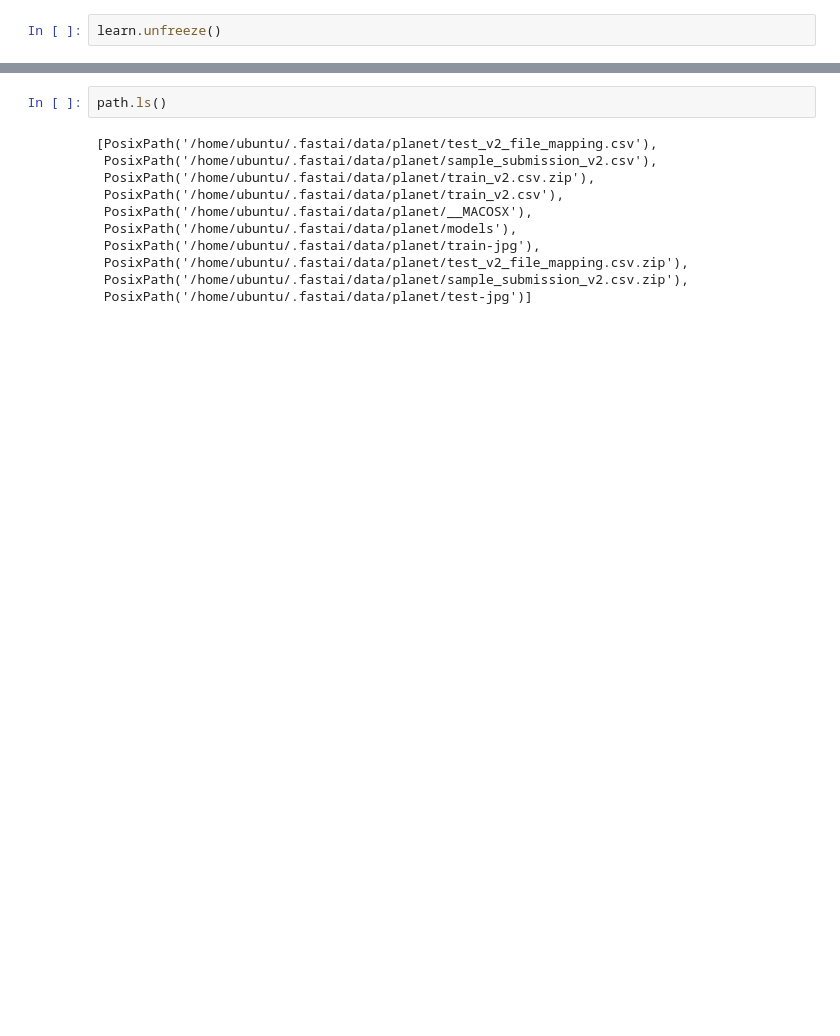
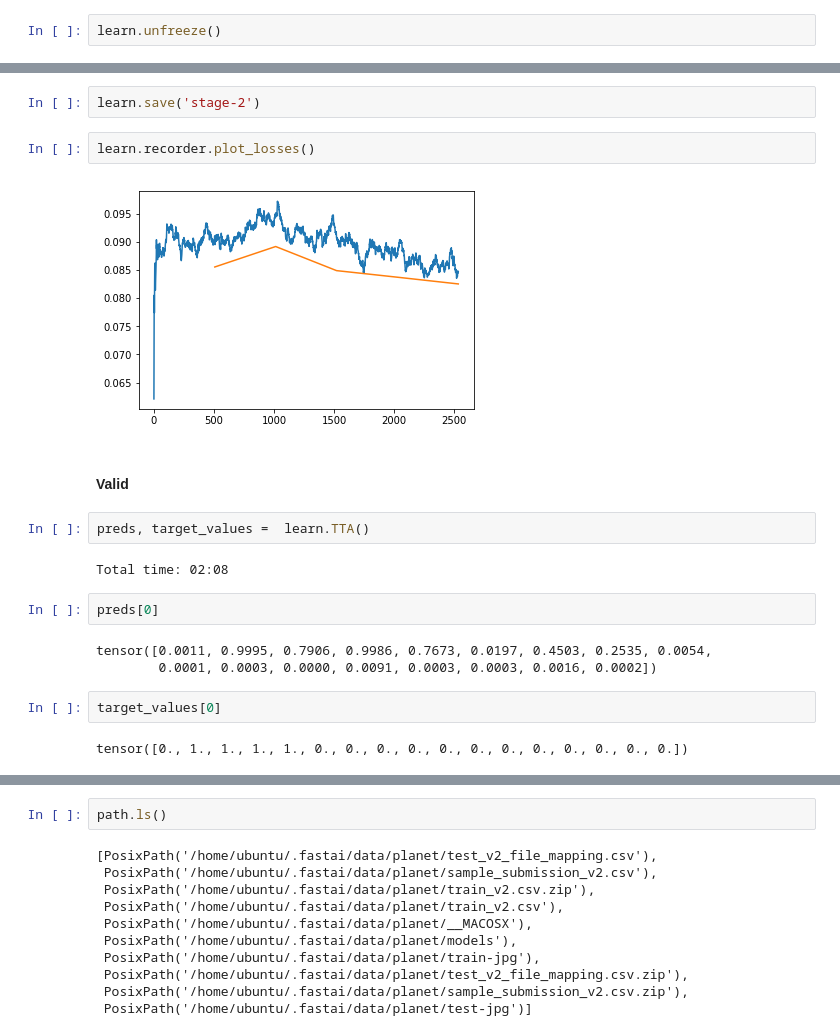
Before and after one commit to ademyanchuk/course-v3, a Jupyter notebook: nbs/dl1/lesson2-planet-dai.ipynb, the cells around one changed output, grey strips where cells are left out. Drawn from its saved outputs; the diff is of its cells as text; blank space fills up the shorter version.

```diff
--- a/nbs/dl1/lesson2-planet-dai.ipynb
+++ b/nbs/dl1/lesson2-planet-dai.ipynb
@@ -239,0 +247,21 @@ epoch  train_loss  valid_loss  accuracy_thresh  fbeta
+# %%
+learn.save('stage-2')
+# %%
+learn.recorder.plot_losses()
+# %% [output]
+[figure, added]
+# %% [markdown]
+#### Valid
+# %%
+preds, target_values =  learn.TTA()
+# %% [output]
+Total time: 02:08
+# %%
+preds[0]
+# %% [output]
+tensor([0.0011, 0.9995, 0.7906, 0.9986, 0.7673, 0.0197, 0.4503, 0.2535, 0.0054,
+        0.0001, 0.0003, 0.0000, 0.0091, 0.0003, 0.0003, 0.0016, 0.0002])
+# %%
+target_values[0]
+# %% [output]
+tensor([0., 1., 1., 1., 1., 0., 0., 0., 0., 0., 0., 0., 0., 0., 0., 0., 0.])
```
Also changed, not shown: parts of 17 cells of this notebook.
